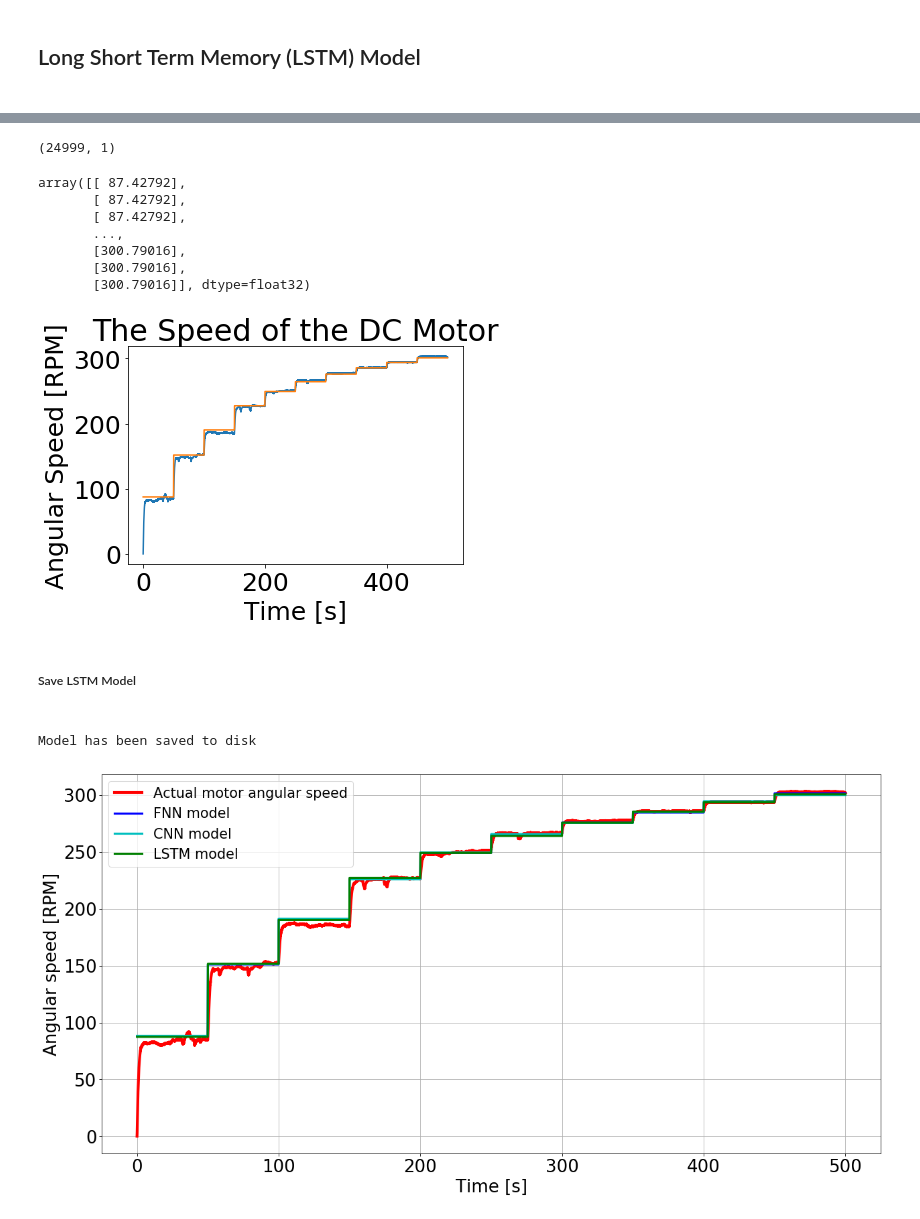
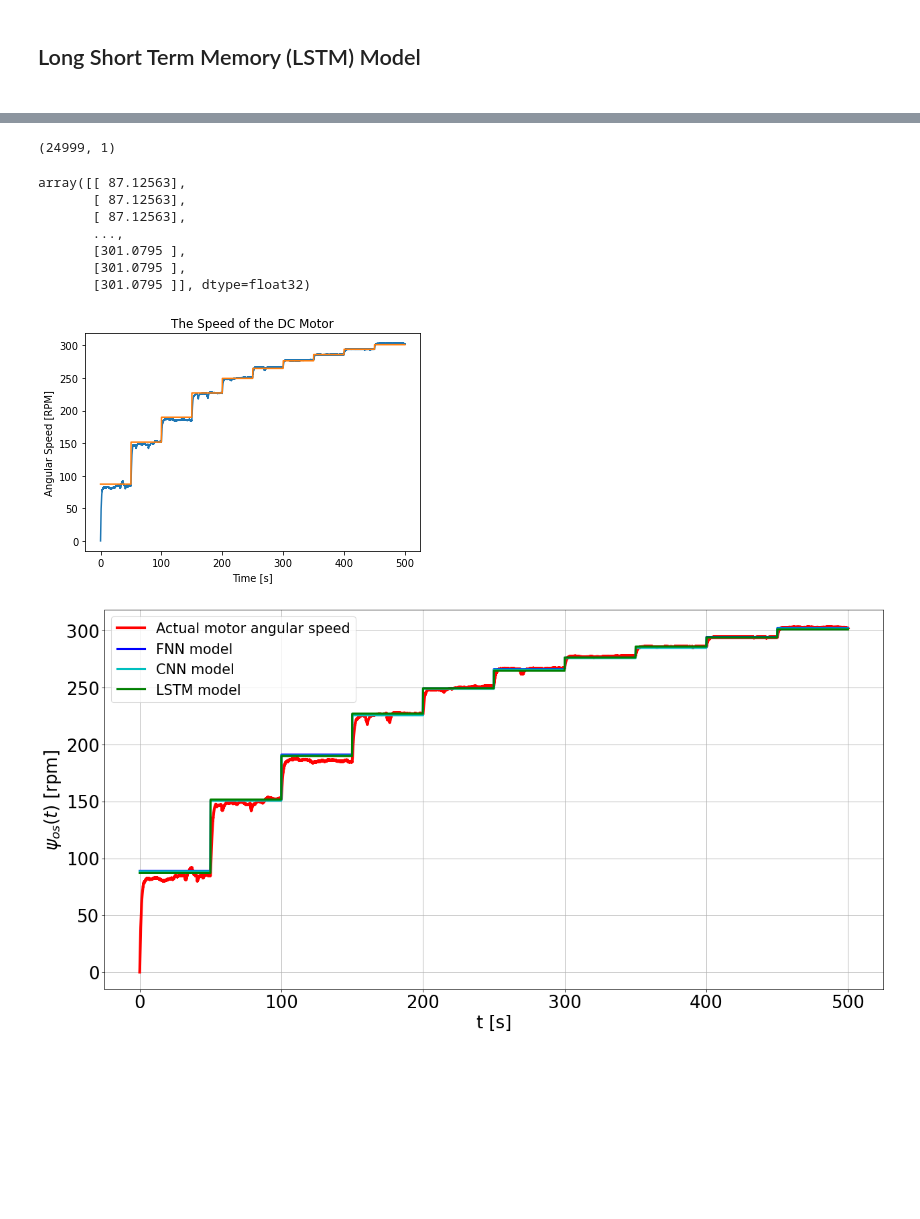
Before and after one commit to Samuel-Ayankoso/Neural-Networks-and-ML--Geared-DC-Motor-Case-Study, a Jupyter notebook: DC Motor Black-Box_models.ipynb, the cells around one changed output, grey strips where cells are left out. Saved outputs shown, nothing was run; the diff lists cells and outputs as text; code cells hidden in the pictures; blank space fills up the shorter version.

```diff
--- a/DC Motor Black-Box_models.ipynb
+++ b/DC Motor Black-Box_models.ipynb
@@ -105,7 +105,7 @@ exp_data_tr=exp_data.iloc[0:l,:]
 time=exp_data_tr['time']
 t=np.array(time)
 
-input_1=exp_data_tr['voltage']
+input_1=exp_data_tr['voltage']* (5/255)
 xtr=np.array(input_1)
 X_train=xtr.reshape(l,1)
 
@@ -120,7 +120,7 @@ new_data.columns = ['time', 'voltage', 'speed']
 time_test=new_data['time']
 t_test=np.array(time_test)
 
-input_2=new_data['voltage']
+input_2=new_data['voltage']* (5/255)
 xts=np.array(input_2)
 X_test=xts.reshape(l,1)
 
@@ -209,0 +212,7 @@ Computation time: 141.68180966377258 seconds
+# %%
+# save model and architecture to single file
+model0.save("DC_motor_model_FNN.h5")
+print("Model has been saved to disk")
+from tensorflow.keras.models import load_model
+# load model
+model0 = load_model('DC_motor_model_FNN.h5')
@@ -297,0 +300,7 @@ Computation time: 172.0463035106659 seconds
+# %%
+# save model and architecture to single file
+model1.save("DC_motor_model_CNN.h5")
+print("Model has been saved to disk")
+from tensorflow.keras.models import load_model
+# load model
+model1 = load_model('DC_motor_model_CNN.h5')
@@ -351,7 +351,7 @@ model2 = Sequential()
 model2.add(LSTM(100, activation='tanh', input_shape=(num_steps, 1),return_sequences=False))
 model2.add(Dense(units=50, activation='relu'))
 model2.add(Dense(units=1, activation='linear'))
-adam = tensorflow.keras.optimizers.Adam(lr=0.0001)
+adam = tensorflow.keras.optimizers.Adam(lr=0.001)
 model2.compile(optimizer=adam, loss='mse')
 from time import time
 # Start timer
@@ -397,13 +408,13 @@ print(prediction2.shape)
 prediction2
 # %% [output]
 (24999, 1)
-array([[ 87.42792],
-       [ 87.42792],
-       [ 87.42792],
+array([[ 87.12563],
+       [ 87.12563],
+       [ 87.12563],
        ...,
-       [300.79016],
-       [300.79016],
-       [300.79016]], dtype=float32)
+       [301.0795 ],
+       [301.0795 ],
+       [301.0795 ]], dtype=float32)
 # %%
 # Plotting the Model Prediction
 plt.plot(t_test[num_steps:],y_nnew)
@@ -414,33 +425,22 @@ plt.title('The Speed of the DC Motor')
 plt.show()
 print('\n')
 # %% [output]
-[figure, old version]
+[figure, new version]
-# %% [markdown]
-<h5>Save LSTM Model<h5>
-# %%
-# save model and architecture to single file
-model2.save("DC_motor_model_LSTM.h5")
-print("Model has been saved to disk")
-from tensorflow.keras.models import load_model
-# load model
-model_LSTM = load_model('DC_motor_model_LSTM.h5')
-# %% [output]
-Model has been saved to disk
 # %%
 # Plotting the Models
 from matplotlib.pyplot import figure
 fig=plt.figure(figsize=(20,10),dpi=75)
 plt.rcParams.update ({"font.size":25})
 plt.plot(t_test[num_steps:],y_nnew, color='r',linewidth=4,label="Actual motor angular speed")
 plt.plot(t_test[num_steps:],prediction0, color='b',linewidth=3,label="FNN model")
 plt.plot(t_test[num_steps:],prediction1, color='c',linewidth=3,label="CNN model")
 plt.plot(t_test[num_steps:],prediction2, color='g',linewidth=3,label="LSTM model")
-plt.ylabel('Angular speed [RPM]',fontsize=25)
-plt.xlabel('Time [s]',fontsize=25)
+plt.ylabel('$\psi_{os}(t)$ [rpm]',fontsize=25)
+plt.xlabel('t [s]',fontsize=25)
 #plt.title('The Angular Speed Prediction of Different Geared DC Motor Black-Box Models',fontsize=25)
 plt.legend(loc=2, prop={'size': 20})
 plt.grid(True)
 plt.show()
-fig.savefig("Black-box models.png")
+fig.savefig("Black-box models.svg")
 # %% [output]
-[figure, old version]
+[figure, new version]
```
Also changed, not shown: parts of 24 cells of this notebook.
